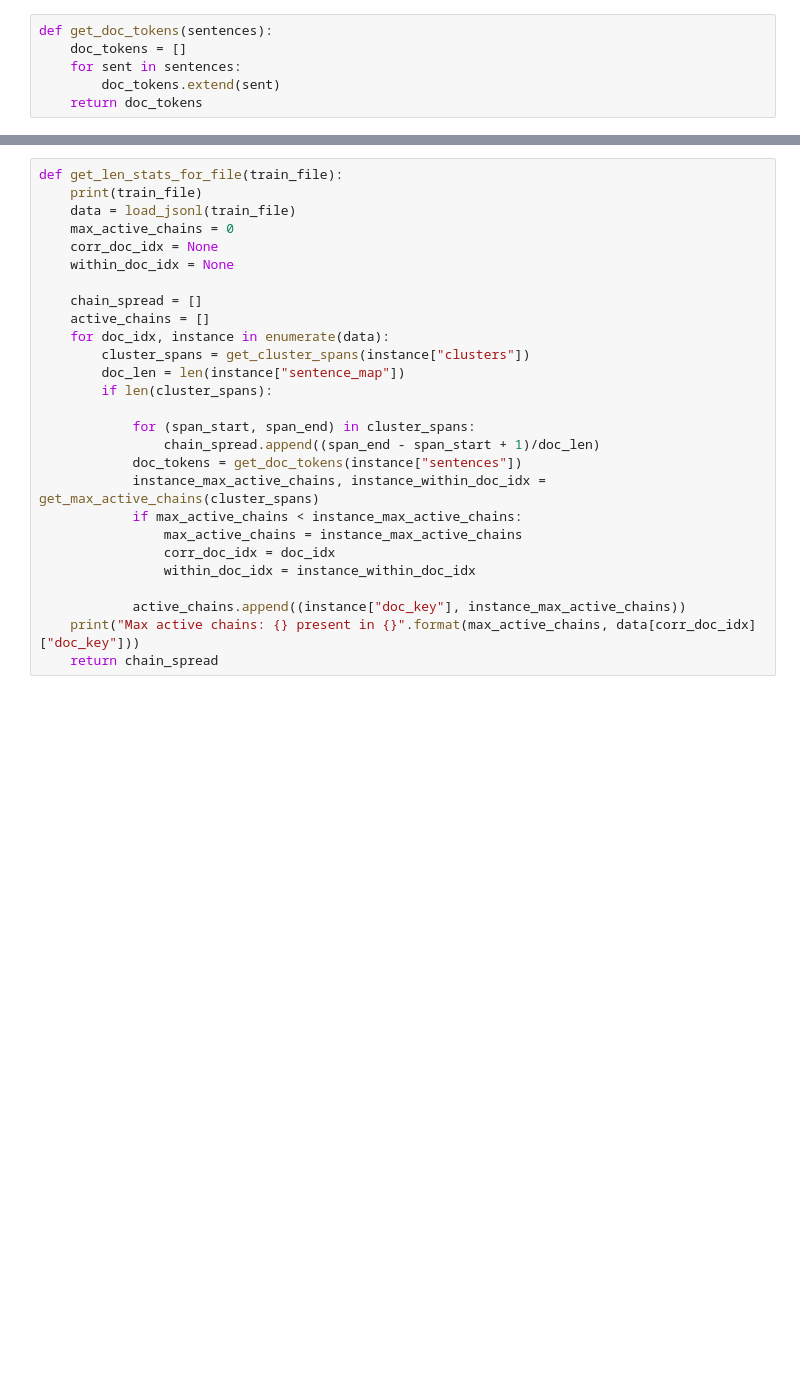
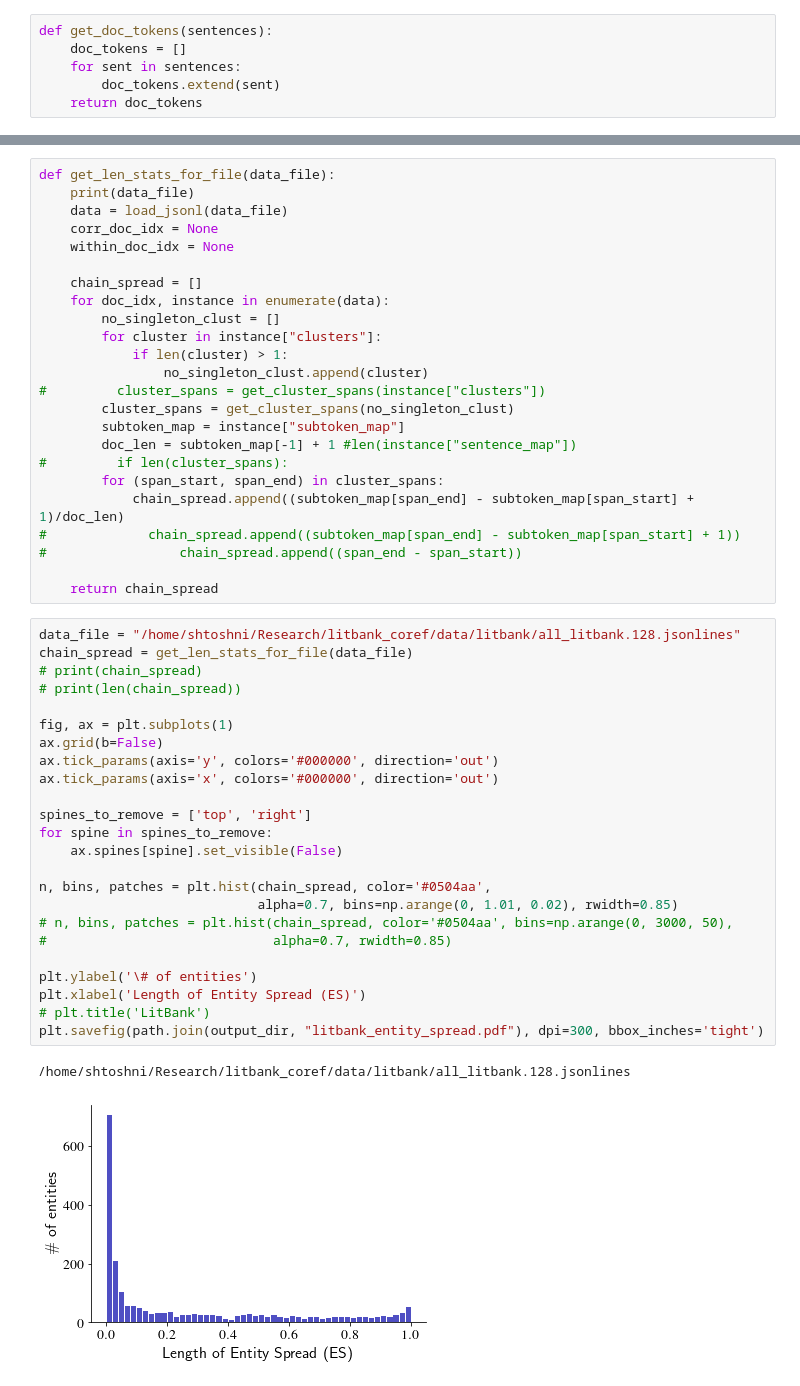
Before and after one commit to shtoshni/long-doc-coref, a Jupyter notebook: notebooks/Calculate_Active_Chains.ipynb, the cells around one changed output, grey strips where cells are left out. Drawn from its saved outputs; the diff is of its cells as text; blank space fills up the shorter version.

```diff
--- a/notebooks/Calculate_Active_Chains.ipynb
+++ b/notebooks/Calculate_Active_Chains.ipynb
@@ -104,30 +161,54 @@ n, bins, patches = plt.hist(x=num_chains, bins='auto', color='#0504aa',
 # %%
-def get_len_stats_for_file(train_file):
-    print(train_file)
-    data = load_jsonl(train_file)
-    max_active_chains = 0
+def get_len_stats_for_file(data_file):
+    print(data_file)
+    data = load_jsonl(data_file)
     corr_doc_idx = None
     within_doc_idx = None
 
     chain_spread = []
-    active_chains = []
     for doc_idx, instance in enumerate(data):
-        cluster_spans = get_cluster_spans(instance["clusters"])
-        doc_len = len(instance["sentence_map"])
-        if len(cluster_spans):
+        no_singleton_clust = []
+        for cluster in instance["clusters"]:
+            if len(cluster) > 1:
+                no_singleton_clust.append(cluster)
+#         cluster_spans = get_cluster_spans(instance["clusters"])
+        cluster_spans = get_cluster_spans(no_singleton_clust)
+        subtoken_map = instance["subtoken_map"]
+        doc_len = subtoken_map[-1] + 1 #len(instance["sentence_map"])
+#         if len(cluster_spans):
+        for (span_start, span_end) in cluster_spans:
+            chain_spread.append((subtoken_map[span_end] - subtoken_map[span_start] + 1)/doc_len)
+#             chain_spread.append((subtoken_map[span_end] - subtoken_map[span_start] + 1))
+#                 chain_spread.append((span_end - span_start))
 
-            for (span_start, span_end) in cluster_spans:
-                chain_spread.append((span_end - span_start + 1)/doc_len)
-            doc_tokens = get_doc_tokens(instance["sentences"])
-            instance_max_active_chains, instance_within_doc_idx = get_max_active_chains(cluster_spans)
-            if max_active_chains < instance_max_active_chains:
-                max_active_chains = instance_max_active_chains
-                corr_doc_idx = doc_idx
-                within_doc_idx = instance_within_doc_idx
-
-            active_chains.append((instance["doc_key"], instance_max_active_chains))
-    print("Max active chains: {} present in {}".format(max_active_chains, data[corr_doc_idx]["doc_key"]))
     return chain_spread
+# %%
+data_file = "/home/shtoshni/Research/litbank_coref/data/litbank/all_litbank.128.jsonlines"
+chain_spread = get_len_stats_for_file(data_file)
+# print(chain_spread)
+# print(len(chain_spread))
+
+fig, ax = plt.subplots(1)
+ax.grid(b=False)
+ax.tick_params(axis='y', colors='#000000', direction='out')
+ax.tick_params(axis='x', colors='#000000', direction='out')
+
+spines_to_remove = ['top', 'right']
+for spine in spines_to_remove:
+    ax.spines[spine].set_visible(False)
+
+n, bins, patches = plt.hist(chain_spread, color='#0504aa',
+                            alpha=0.7, bins=np.arange(0, 1.01, 0.02), rwidth=0.85)
+# n, bins, patches = plt.hist(chain_spread, color='#0504aa', bins=np.arange(0, 3000, 50),
+#                             alpha=0.7, rwidth=0.85)
+
+plt.ylabel('\# of entities')
+plt.xlabel('Length of Entity Spread (ES)')
+# plt.title('LitBank')
+plt.savefig(path.join(output_dir, "litbank_entity_spread.pdf"), dpi=300, bbox_inches='tight')
+# %% [output]
+/home/shtoshni/Research/litbank_coref/data/litbank/all_litbank.128.jsonlines
+[figure, added]
 # %%
 data_dir = "/home/shtoshni/Research/litbank_coref/data/ontonotes/independent"
 train_file = path.join(data_dir, "train.512.jsonlines")
```
Also changed, not shown: parts of 9 cells of this notebook, 26 other files.
